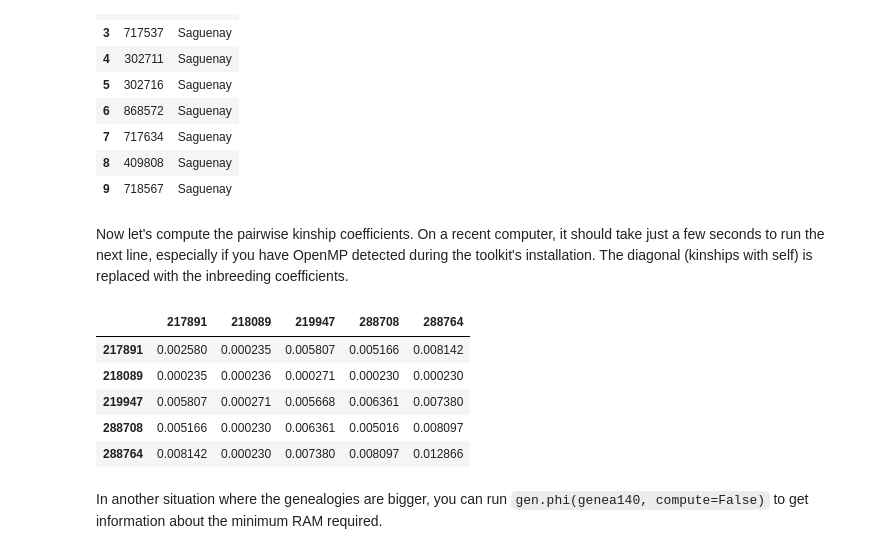
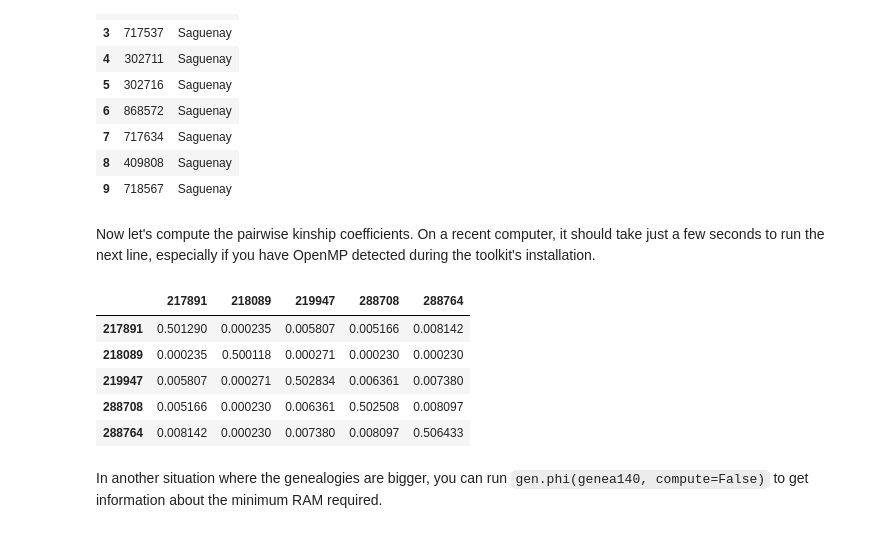
Before and after one commit to Genopop/geneakit, a Jupyter notebook: examples/kinship_umap.ipynb, the cells around one changed output. Drawn from its saved outputs; the diff is of its cells as text; code cells hidden in the pictures.

```diff
--- a/examples/kinship_umap.ipynb
+++ b/examples/kinship_umap.ipynb
@@ -72,20 +73,17 @@ pop140.iloc[:10, :]
 | 8 | 409808 | Saguenay |
 | 9 | 718567 | Saguenay |
 # %% [markdown]
-Now let's compute the pairwise kinship coefficients. On a recent computer, it should take just a few seconds to run the next line, especially if you have OpenMP detected during the toolkit's installation. The diagonal (kinships with self) is replaced with the inbreeding coefficients.
+Now let's compute the pairwise kinship coefficients. On a recent computer, it should take just a few seconds to run the next line, especially if you have OpenMP detected during the toolkit's installation.
 # %%
 phi = gen.phi(genea140)
-for i in range(phi.shape[0]):
-    phi.iloc[i, i] *= 2
-    phi.iloc[i, i] -= 1
 phi.iloc[:5, :5]
 # %% [output]
 |  | 217891 | 218089 | 219947 | 288708 | 288764 |
-| 217891 | 0.002580 | 0.000235 | 0.005807 | 0.005166 | 0.008142 |
-| 218089 | 0.000235 | 0.000236 | 0.000271 | 0.000230 | 0.000230 |
-| 219947 | 0.005807 | 0.000271 | 0.005668 | 0.006361 | 0.007380 |
-| 288708 | 0.005166 | 0.000230 | 0.006361 | 0.005016 | 0.008097 |
-| 288764 | 0.008142 | 0.000230 | 0.007380 | 0.008097 | 0.012866 |
+| 217891 | 0.501290 | 0.000235 | 0.005807 | 0.005166 | 0.008142 |
+| 218089 | 0.000235 | 0.500118 | 0.000271 | 0.000230 | 0.000230 |
+| 219947 | 0.005807 | 0.000271 | 0.502834 | 0.006361 | 0.007380 |
+| 288708 | 0.005166 | 0.000230 | 0.006361 | 0.502508 | 0.008097 |
+| 288764 | 0.008142 | 0.000230 | 0.007380 | 0.008097 | 0.506433 |
 # %% [markdown]
 In another situation where the genealogies are bigger, you can run `gen.phi(genea140, compute=False)` to get information about the minimum RAM required.
 # %%
```
Also changed, not shown: parts of 7 cells of this notebook.
